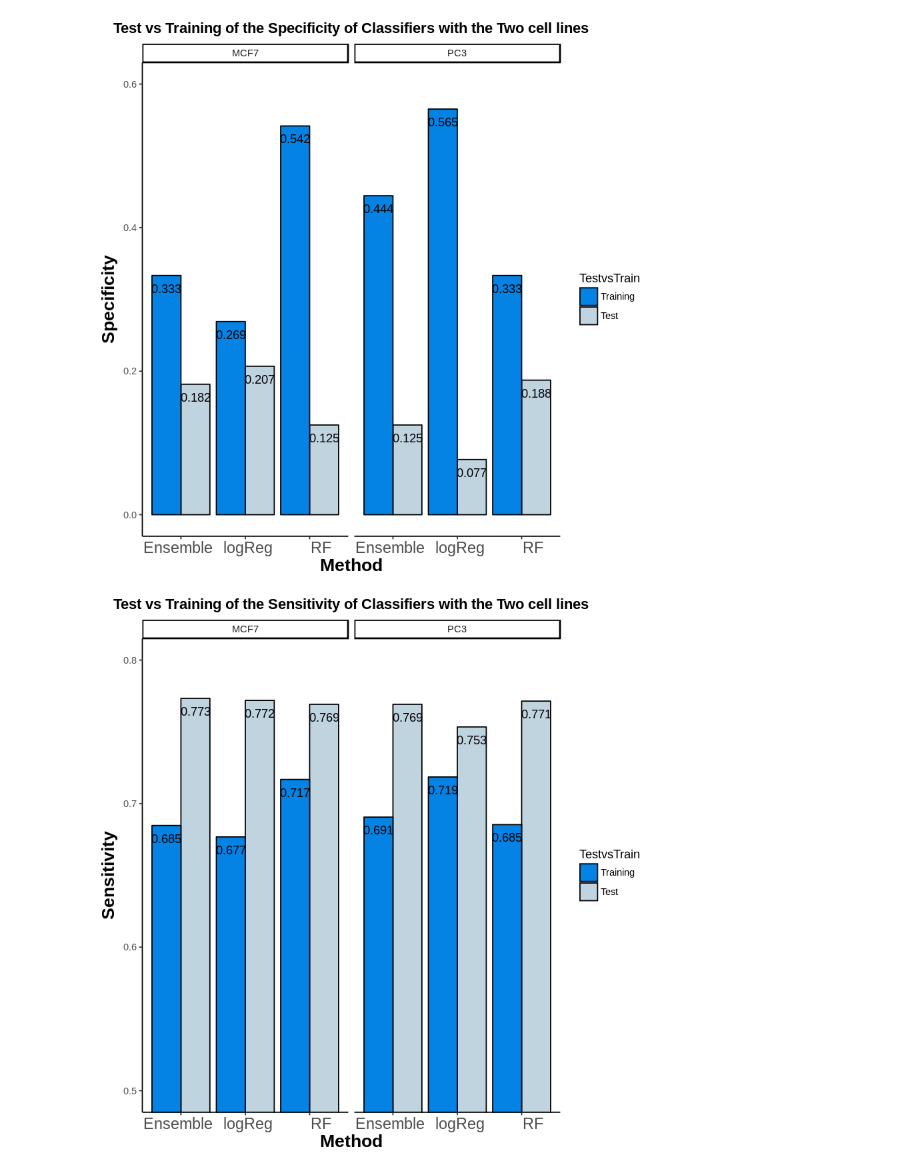
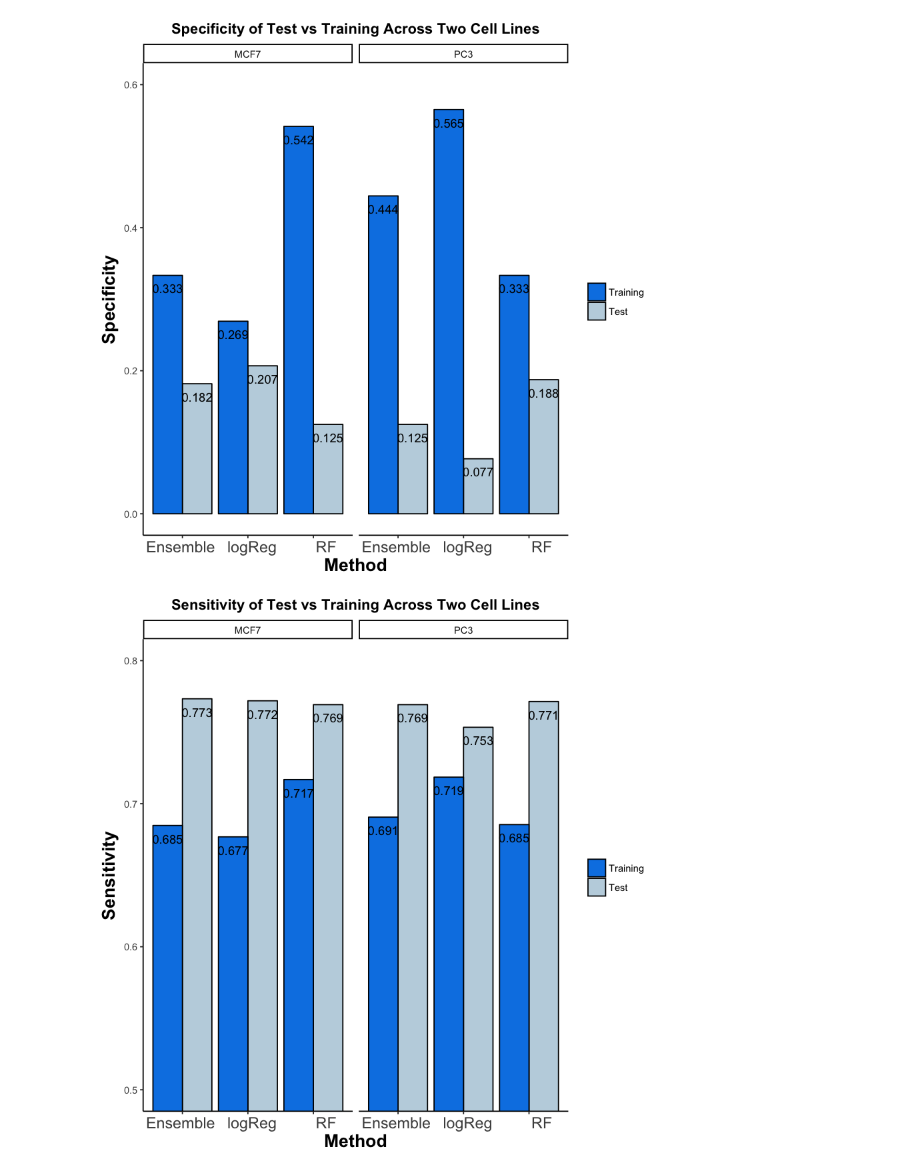
Before and after one commit to byubrg/CAMDA_CMAP_Challenge, a Jupyter notebook: Chicago/make_images.ipynb, the cells around one changed output. Saved outputs shown, nothing was run; the diff lists cells and outputs as text; code cells hidden in the pictures.

Commit message:
updated scripts with newest data

```diff
--- a/Chicago/make_images.ipynb
+++ b/Chicago/make_images.ipynb
@@ -13,11 +13,6 @@ CAMDA.DF<- read.table(header = TRUE, sep=",", text = "
                       RF,Test,PC3,0.6627906976744186,0.7714285714285715,0.1875,-0.03852428778881295
                       Ensemble,Test,PC3,0.7093023255813954,0.7692307692307693,0.125,-0.07405211022042771
                       logReg,Test,PC3,0.6511627906976745,0.7534246575342466,0.07692307692307693,-0.1464800798340647")
-# %%
-library('dplyr')
-my.df <- read.table('updated_svm.csv', header = TRUE, sep = ",")
-# my.df
-CAMDA.DF <- filter(my.df, Data_Version == "orig_scan") %>% select(Method, Test.Train, Cell.Line, Accuracy, Sensitivity, Specificity, MCC)
 # %%
 library("plyr")
 library("ggplot2")
@@ -27,8 +22,8 @@ CAMDA.DF$Test.Train <- factor(as.character(CAMDA.DF$Test.Train),levels = c("Trai
 
 acc <- ggplot(CAMDA.DF, aes(CAMDA.DF$Method, CAMDA.DF$Accuracy)) +
           geom_bar(aes(fill = CAMDA.DF$Test.Train), position = "dodge",colour="black", stat="identity") +
-          labs(x = "Method", y = "Accuracy", title = "Test vs Training of the Accuracy of Classifiers with the Two cell lines") +
-          guides(fill=guide_legend(title="TestvsTrain")) +
+          labs(x = "Method", y = "Accuracy", title = "Accuracy of Test vs Training Across Two Cell Lines") +
+          guides(fill=guide_legend(title=element_blank())) +
           geom_text(aes(fill=CAMDA.DF$Test.Train, label=round(as.numeric(as.character(CAMDA.DF$Accuracy)), 3)), position=position_dodge(width=0.9), vjust=2) +
           theme_classic() +
           facet_wrap(~Cell.Line+Test.Train) +
@@ -42,8 +37,8 @@ acc <- ggplot(CAMDA.DF, aes(CAMDA.DF$Method, CAMDA.DF$Accuracy)) +
 
 Sens <- ggplot(CAMDA.DF, aes(CAMDA.DF$Method, CAMDA.DF$Sensitivity)) +
           geom_bar(aes(fill = CAMDA.DF$Test.Train), position = "dodge",colour="black", stat="identity") +
-          labs(x = "Method", y = "Sensitivity", title = "Test vs Training of the Sensitivity of Classifiers with the Two cell lines") +
-          guides(fill=guide_legend(title="TestvsTrain")) +
+          labs(x = "Method", y = "Sensitivity", title = "Sensitivity of Test vs Training Across Two Cell Lines") +
+          guides(fill=guide_legend(title=element_blank())) +
           geom_text(aes(fill=CAMDA.DF$Test.Train, label=round(as.numeric(as.character(CAMDA.DF$Sensitivity)), 3)), position=position_dodge(width=0.9), vjust=2) +
           theme_classic() +
           facet_wrap(~Cell.Line) +
@@ -59,8 +54,8 @@ Sens <- ggplot(CAMDA.DF, aes(CAMDA.DF$Method, CAMDA.DF$Sensitivity)) +
 
 Specif <- ggplot(CAMDA.DF, aes(CAMDA.DF$Method, CAMDA.DF$Specificity)) +
           geom_bar(aes(fill = CAMDA.DF$Test.Train), position = "dodge",colour="black", stat="identity") +
-          labs(x = "Method", y = "Specificity", title = "Test vs Training of the Specificity of Classifiers with the Two cell lines") +
-          guides(fill=guide_legend(title="TestvsTrain")) +
+          labs(x = "Method", y = "Specificity", title = "Specificity of Test vs Training Across Two Cell Lines") +
+          guides(fill=guide_legend(title=element_blank())) +
           geom_text(aes(fill=CAMDA.DF$Test.Train, label=round(as.numeric(as.character(CAMDA.DF$Specificity)), 3)), position=position_dodge(width=0.9), vjust=2) +
           theme_classic() +
           facet_wrap(~Cell.Line) +
@@ -76,8 +71,8 @@ Specif <- ggplot(CAMDA.DF, aes(CAMDA.DF$Method, CAMDA.DF$Specificity)) +
 
 MCC <- ggplot(CAMDA.DF, aes(CAMDA.DF$Method, CAMDA.DF$MCC)) +
           geom_bar(aes(fill = CAMDA.DF$Test.Train), position = "dodge",colour="black", stat="identity") +
-          labs(x = "Method", y = "MCC", title = "Test vs Training of the MCC of Classifiers with the Two cell lines") +
-          guides(fill=guide_legend(title="TestvsTrain")) +
+          labs(x = "Method", y = "MCC", title = "MCC of Test vs Training Across Two Cell Lines")+
+          guides(fill=guide_legend(title=element_blank())) +
           geom_text(aes(fill=CAMDA.DF$Test.Train, label=round(as.numeric(as.character(CAMDA.DF$MCC)), 3)), position=position_dodge(width=0.9), vjust=2) +
           theme_classic(base_size=10) + #
           facet_wrap(~Cell.Line) +
@@ -110,2 +105,2 @@ Warning message:
-[figure, old version]
+[figure, new version]
-[figure, old version]
+[figure, new version]
```
Also changed, not shown: parts of 1 cell of this notebook, 1 other file.
